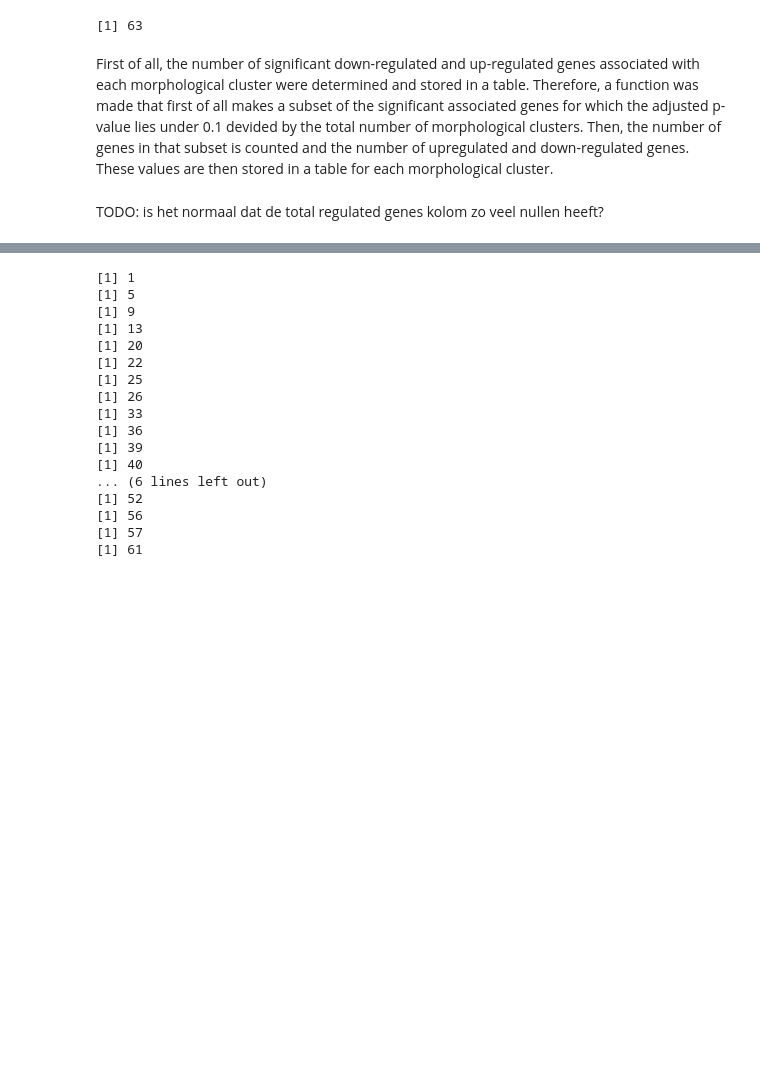
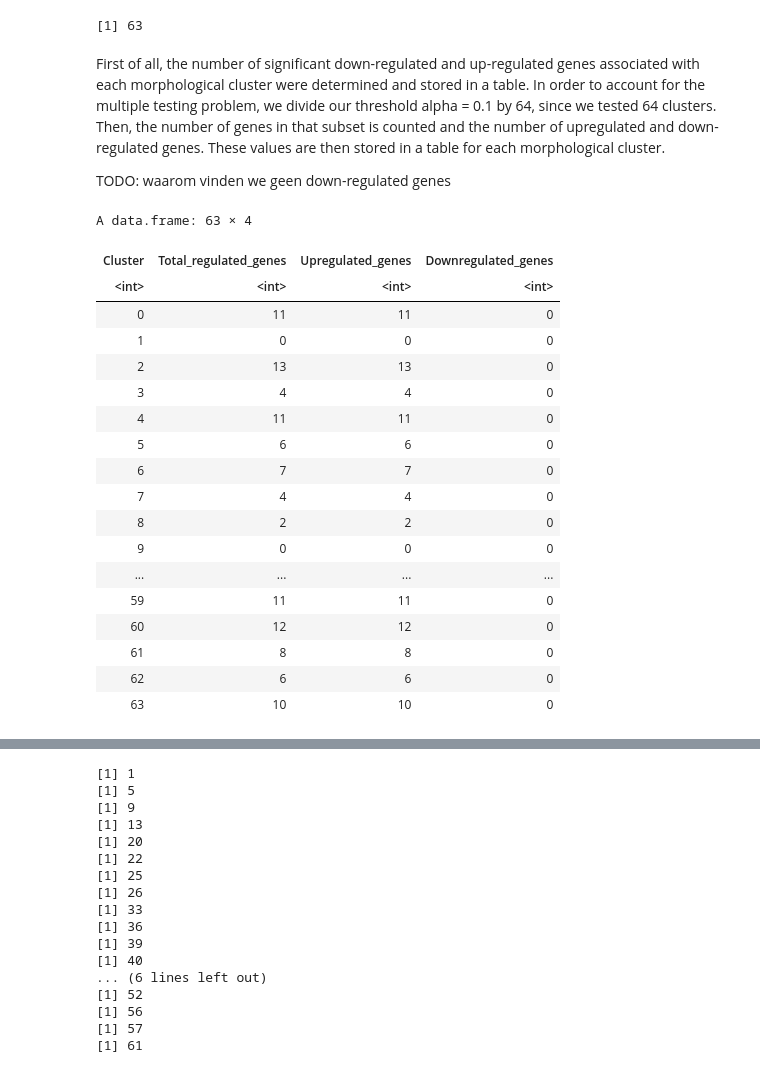
Before and after one commit to fstrijth/Functional-genomics-Karolien-Daan-Fien, a Jupyter notebook: Project_BINF_F402_group_2_R.ipynb, the cells around one changed output, grey strips where cells are left out. Saved outputs shown, nothing was run; the diff lists cells and outputs as text; code cells hidden in the pictures; blank space fills up the shorter version.

```diff
--- a/Project_BINF_F402_group_2_R.ipynb
+++ b/Project_BINF_F402_group_2_R.ipynb
@@ -971,4 +586,6 @@ length(stats)
 # %% [output]
 [1] 63
 # %% [markdown]
-First of all, the number of significant down-regulated and up-regulated genes associated with each morphological cluster were determined and stored in a table. Therefore, a function was made that first of all makes a subset of the significant associated genes for which the adjusted p-value lies under 0.1 devided by the total number of morphological clusters. Then, the number of genes in that subset is counted and the number of upregulated and down-regulated genes. These values are then stored in a table for each morphological cluster.
+First of all, the number of significant down-regulated and up-regulated genes associated with each morphological cluster were determined and stored in a table. In order to account for the multiple testing problem, we divide our threshold alpha = 0.1 by 64, since we tested 64 clusters. Then, the number of genes in that subset is counted and the number of upregulated and down-regulated genes. These values are then stored in a table for each morphological cluster.
+
+TODO: waarom vinden we geen down-regulated genes
@@ -981,23 +592,42 @@ significant_genes_table = data.frame(Significant_Genes = numeric(),
 # %%
-# Create a table with the number of up- and down regulated genes for each morphological cluster.
-find_significant_genes = function(cluster, significant_genes_table) {
-  threshold = 0.1 / 64
+#Create a table with the numer of up- and down regulated genes for each cluster
+sign_genes = data.frame(matrix(ncol=3, nrow=63))
+colnames(sign_genes)=c("Total_regulated_genes", "Upregulated_genes", "Downregulated_genes")
+threshold = 0.1/64
+i = 1
+for (s in stats) {
+    #The number of significant genes
+    significant = subset(s, padj < threshold)
+    sign_genes[i,]$Total_regulated_genes = nrow(significant)
 
-  # The number of significant genes:
-  total_significant_genes = subset(cluster, padj < threshold)
-  significant_genes = nrow(total_significant_genes)
+    #The number of up-regulated genes
+    up = subset(significant, log2FoldChange > 0)
+    sign_genes[i,]$Upregulated_genes = nrow(up)
 
-  # The number of up-regulated genes:
-  up_regulated_genes = subset(total_significant_genes, log2FoldChange > 0)
-  up_regulated_genes_nr = nrow(up_regulated_genes)
-
-  # The number of down-regulated genes:"
-  down_regulated_genes = subset(total_significant_genes, log2FoldChange < 0)
-  down_regulated_genes_nr = nrow(down_regulated_genes)
-
-  new_row = c(significant_genes, up_regulated_genes_nr, down_regulated_genes_nr)
-
-  significant_genes_table = rbind(significant_genes_table, new_row)
-
-  return(significant_genes_table)
+    #The number of down-regulated genes
+    down = subset(significant, log2FoldChange < 0)
+    sign_genes[i,]$Downregulated_genes = nrow(down)
+    i = i+1
 }
+sign_genes = cbind(Cluster=seq(0,63)[-15], sign_genes)
+sign_genes
+# %% [output]
+A data.frame: 63 × 4
+| Cluster | Total_regulated_genes | Upregulated_genes | Downregulated_genes |
+| <int> | <int> | <int> | <int> |
+| 0 | 11 | 11 | 0 |
+| 1 | 0 | 0 | 0 |
+| 2 | 13 | 13 | 0 |
+| 3 | 4 | 4 | 0 |
+| 4 | 11 | 11 | 0 |
+| 5 | 6 | 6 | 0 |
+| 6 | 7 | 7 | 0 |
+| 7 | 4 | 4 | 0 |
+| 8 | 2 | 2 | 0 |
+| 9 | 0 | 0 | 0 |
+| ... | ... | ... | ... |
+| 59 | 11 | 11 | 0 |
+| 60 | 12 | 12 | 0 |
+| 61 | 8 | 8 | 0 |
+| 62 | 6 | 6 | 0 |
+| 63 | 10 | 10 | 0 |
@@ -1008,2 +633,0 @@ for (s in stats) {
-# %% [markdown]
-TODO: is het normaal dat de total regulated genes kolom zo veel nullen heeft?
```
Also changed, not shown: parts of 32 cells of this notebook.
